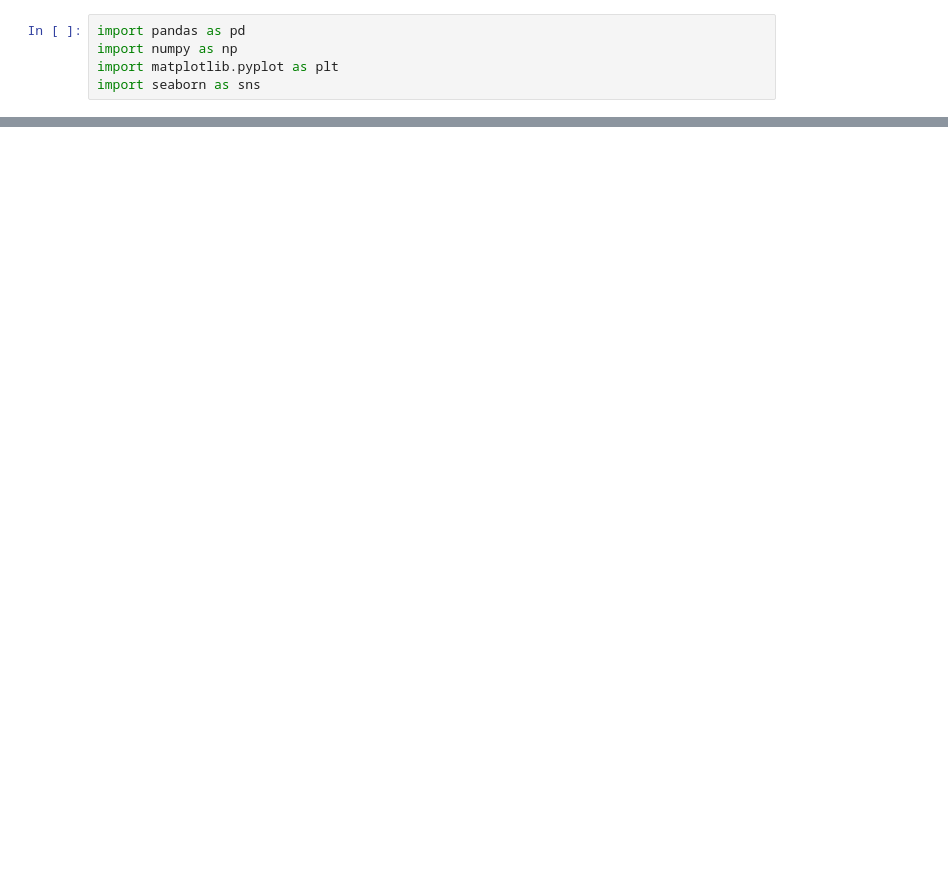
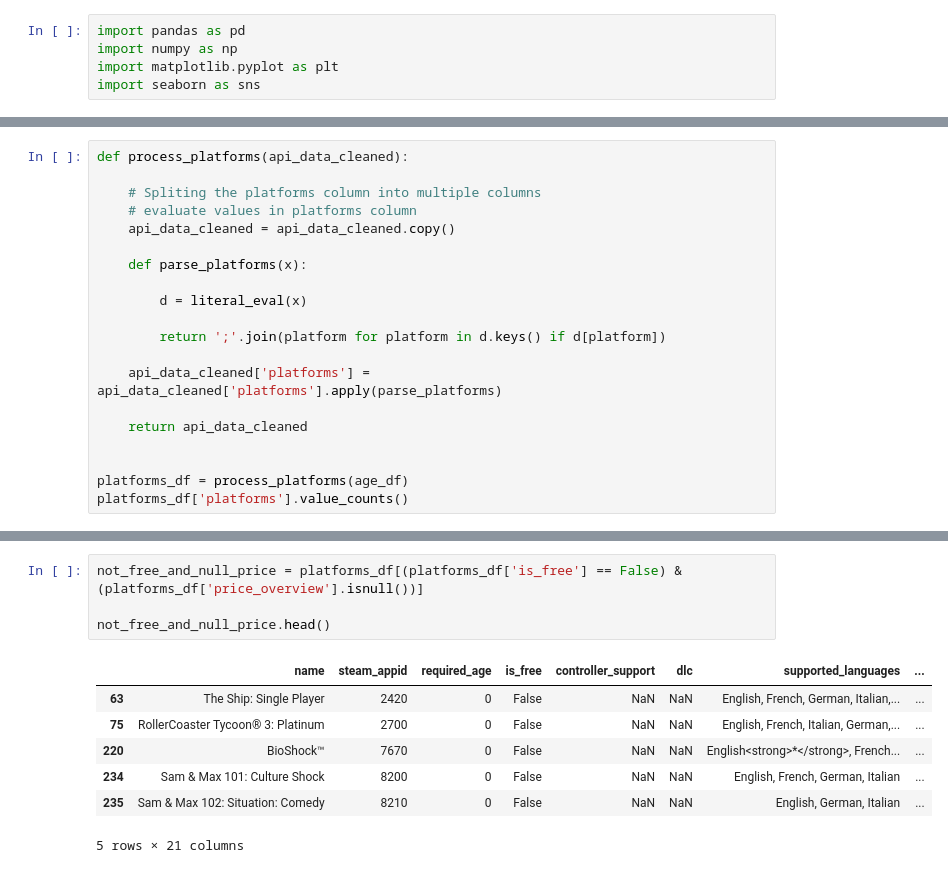
Before and after one commit to PranitKatwe/SteamPlay-Recommender, a Jupyter notebook: Machine Learning Cleaning API data.ipynb, the cells around one changed output, grey strips where cells are left out. Saved outputs shown, nothing was run; the diff lists cells and outputs as text; blank space fills up the shorter version.

```diff
--- a/Machine Learning Cleaning API data.ipynb
+++ b/Machine Learning Cleaning API data.ipynb
@@ -334,0 +304,20 @@ age_df
+# %%
+def process_platforms(api_data_cleaned):
+
+    # Spliting the platforms column into multiple columns
+    # evaluate values in platforms column
+    api_data_cleaned = api_data_cleaned.copy()
+
+    def parse_platforms(x):
+
+        d = literal_eval(x)
+
+        return ';'.join(platform for platform in d.keys() if d[platform])
+
+    api_data_cleaned['platforms'] = api_data_cleaned['platforms'].apply(parse_platforms)
+
+    return api_data_cleaned
+
+
+platforms_df = process_platforms(age_df)
+platforms_df['platforms'].value_counts()
@@ -334,0 +343,12 @@ age_df
+# %%
+not_free_and_null_price = platforms_df[(platforms_df['is_free'] == False) & (platforms_df['price_overview'].isnull())]
+
+not_free_and_null_price.head()
+# %% [output]
+|  | name | steam_appid | required_age | is_free | controller_support | dlc | supported_languages | ... |
+| 63 | The Ship: Single Player | 2420 | 0 | False | NaN | NaN | English, French, German, Italian,... | ... |
+| 75 | RollerCoaster Tycoon® 3: Platinum | 2700 | 0 | False | NaN | NaN | English, French, Italian, German,... | ... |
+| 220 | BioShock™ | 7670 | 0 | False | NaN | NaN | English<strong>*</strong>, French... | ... |
+| 234 | Sam & Max 101: Culture Shock | 8200 | 0 | False | NaN | NaN | English, French, German, Italian | ... |
+| 235 | Sam & Max 102: Situation: Comedy | 8210 | 0 | False | NaN | NaN | English, German, Italian | ... |
+5 rows × 21 columns
```
Also changed, not shown: parts of 51 cells of this notebook, 1 other file.
